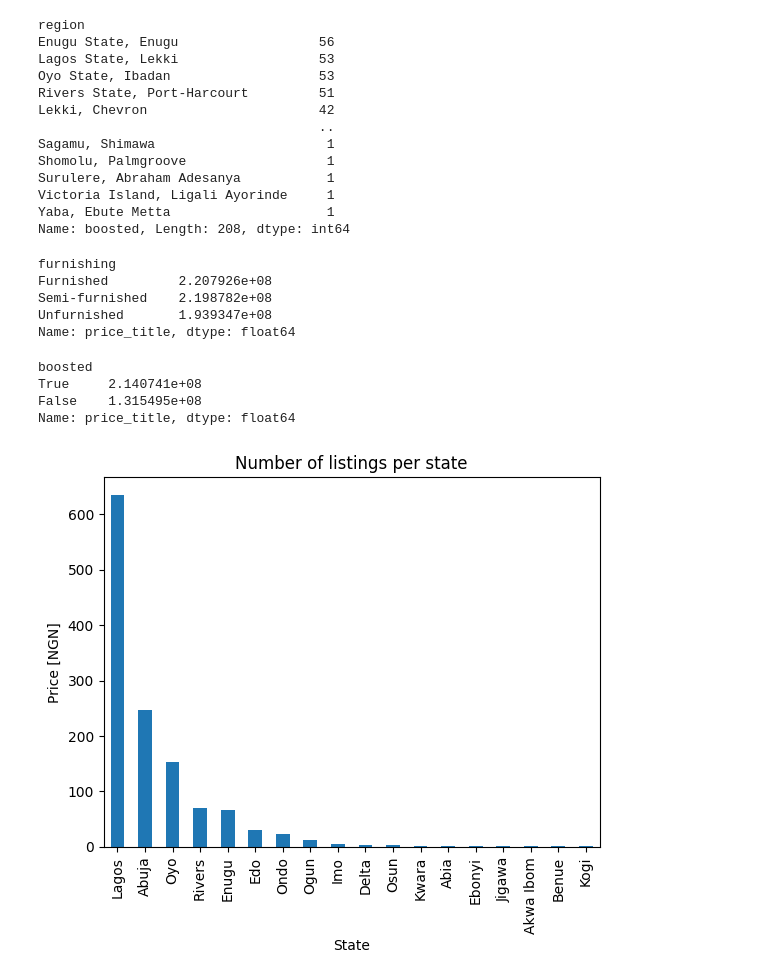
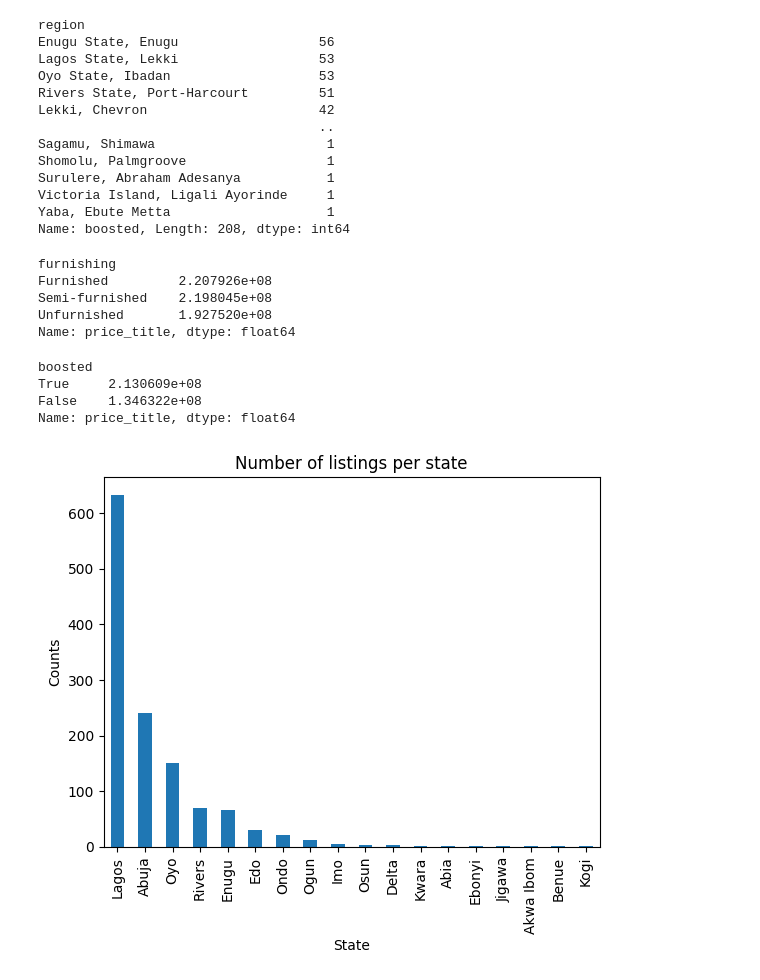
Before and after one commit to kwiver/nigeria_jiji_housing, a Jupyter notebook: jiji_housing.ipynb, the cells around one changed output. Cells and saved outputs as stored; diff of their text form; code cells hidden in the pictures.

```diff
--- a/jiji_housing.ipynb
+++ b/jiji_housing.ipynb
@@ -72,6 +72,9 @@ df["price_title"]=(
 # %%
 # droping price > 550 million
 df = df[df["price_title"] <= 550_000_000]
+# %%
+# dropping size > 2000 m2
+df = df[df["property_size"] <= 2000]
 # %%
 num_cols = df[["price_title"]]
 q1 = num_cols.quantile(0.25)
@@ -291,8 +294,8 @@ Furnishing_avg_price
 # %% [output]
 furnishing
 Furnished         2.207926e+08
-Semi-furnished    2.198782e+08
-Unfurnished       1.939347e+08
+Semi-furnished    2.198045e+08
+Unfurnished       1.927520e+08
 Name: price_title, dtype: float64
 # %%
 # Listing Type
@@ -302,27 +305,27 @@ boosted_by_price
 # boosted listings have higher prices
 # %% [output]
 boosted
-True     2.140741e+08
-False    1.315495e+08
+True     2.130609e+08
+False    1.346322e+08
 Name: price_title, dtype: float64
 # %%
 # Visualization
 # %%
 # Bar Chart: Number of listings per state
 (
     df
     .groupby("state")
     ["price_title"].count()
     .sort_values(ascending=False)
     .plot(
         kind="bar",
         xlabel="State",
-        ylabel="Price [NGN]",
+        ylabel="Counts",
         title="Number of listings per state"
     )
 );
 # %% [output]
-[figure, old version]
+[figure, new version]
 # %%
 # Bar Chart: Average price per state
 (
```
Also changed, not shown: parts of 17 cells of this notebook, 1 other file.
